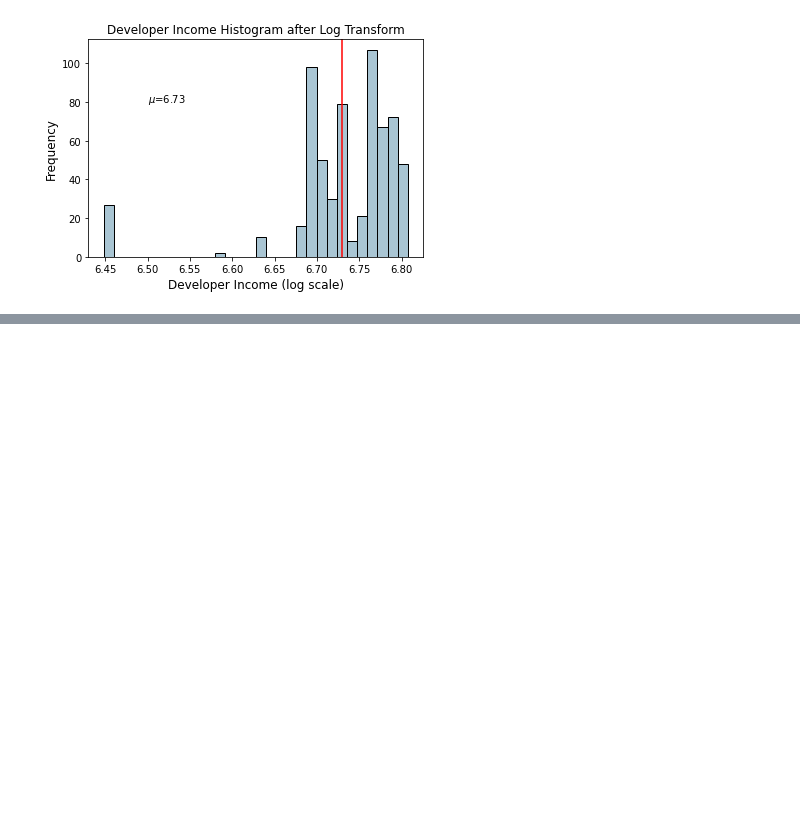
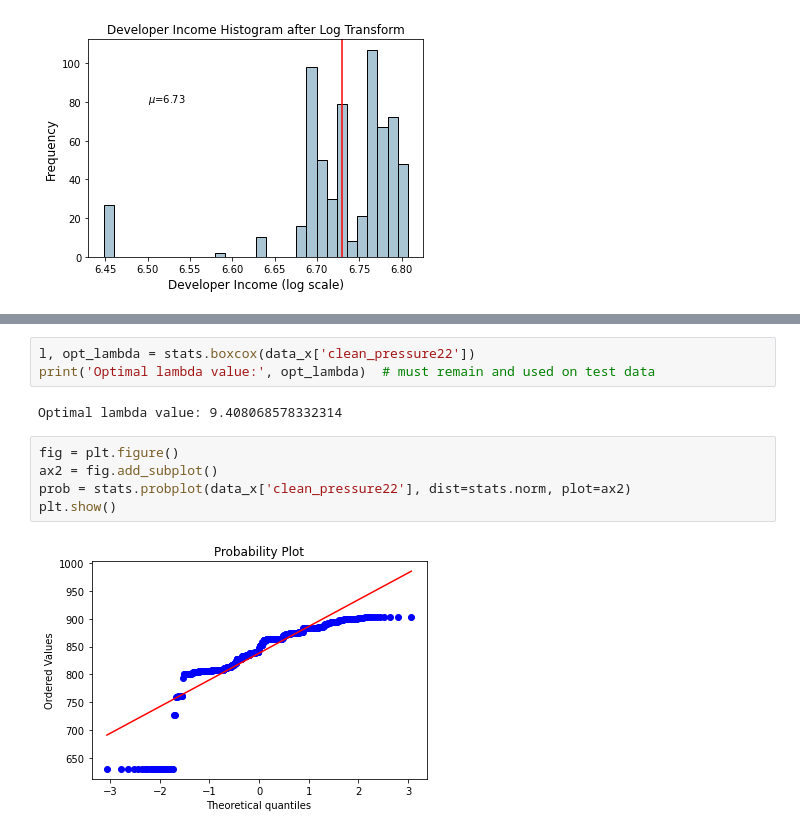
Before and after one commit to EricTsai83/IMBD_data_competition, a Jupyter notebook: Code/EDA.ipynb, the cells around one changed output, grey strips where cells are left out. Drawn from its saved outputs; the diff is of its cells as text; blank space fills up the shorter version.

```diff
--- a/Code/EDA.ipynb
+++ b/Code/EDA.ipynb
@@ -720,0 +743,12 @@ res
+# %%
+l, opt_lambda = stats.boxcox(data_x['clean_pressure22'])
+print('Optimal lambda value:', opt_lambda)  # must remain and used on test data
+# %% [output]
+Optimal lambda value: 9.408068578332314
+# %%
+fig = plt.figure()
+ax2 = fig.add_subplot()
+prob = stats.probplot(data_x['clean_pressure22'], dist=stats.norm, plot=ax2)
+plt.show()
+# %% [output]
+[figure, added]
```
Also changed, not shown: parts of 15 cells of this notebook, 1 other file.
